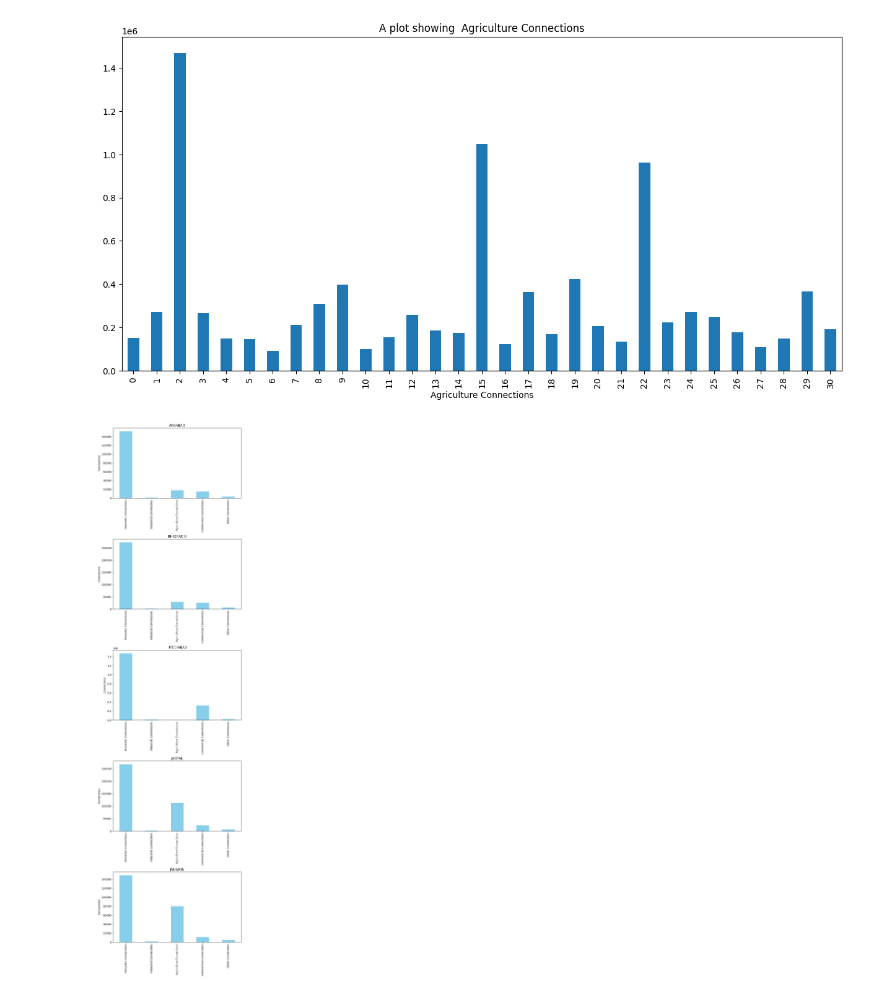
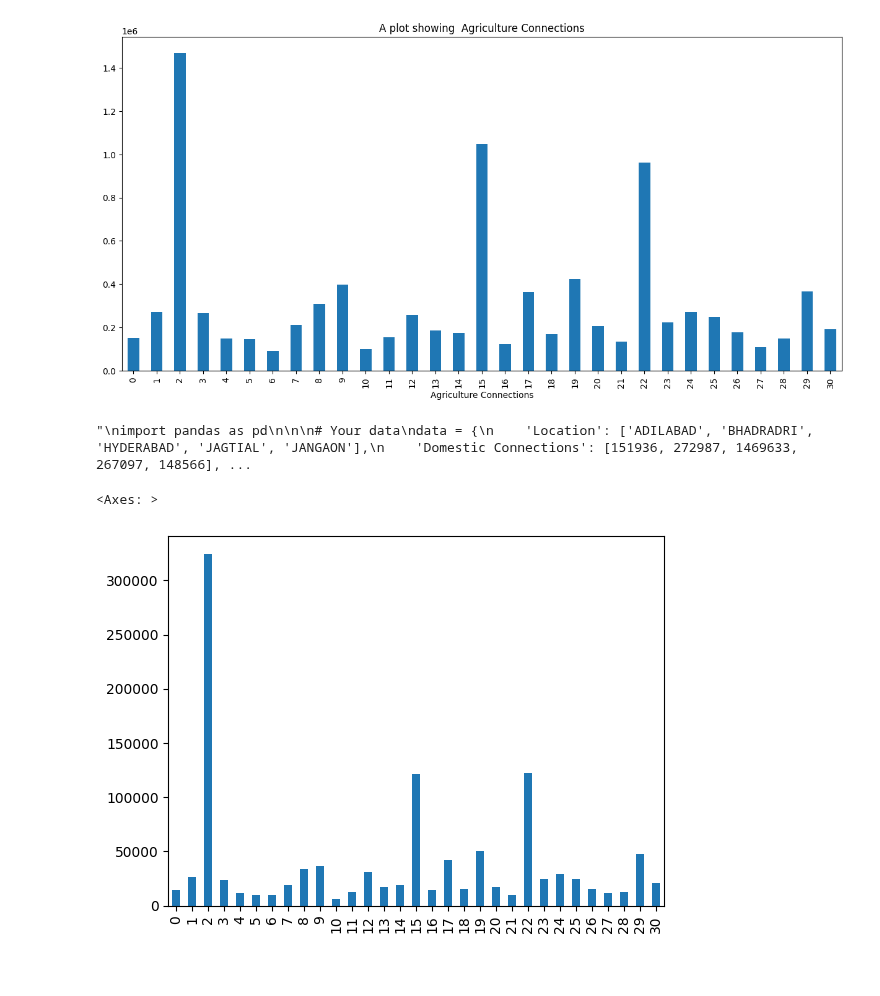
Before and after one commit to mngugi/Code_3_Camp, a Jupyter notebook: electricity-connections.ipynb, the cells around one changed output. Cells and saved outputs as stored; diff of their text form; code cells hidden in the pictures.

Commit message:
Kaggle Notebook | Electricity Connections | Version 3

```diff
--- a/electricity-connections.ipynb
+++ b/electricity-connections.ipynb
@@ -76,6 +76,7 @@ plt.show()
 # %% [output]
 [figure]
 # %%
+'''
 import pandas as pd
 
 
@@ -105,5 +106,12 @@ for i, (idx, row) in enumerate(dt.iterrows()):
 
 plt.tight_layout()
 plt.show()
+
+'''
 # %% [output]
-[figure, removed]
+"\nimport pandas as pd\n\n\n# Your data\ndata = {\n    'Location': ['ADILABAD', 'BHADRADRI', 'HYDERABAD', 'JAGTIAL', 'JANGAON'],\n    'Domestic Connections': [151936, 272987, 1469633, 267097, 148566], ...
+# %%
+dt['Commercial Connections'].plot(kind = 'bar')
+# %% [output]
+<Axes: >
+[figure, added]
```
